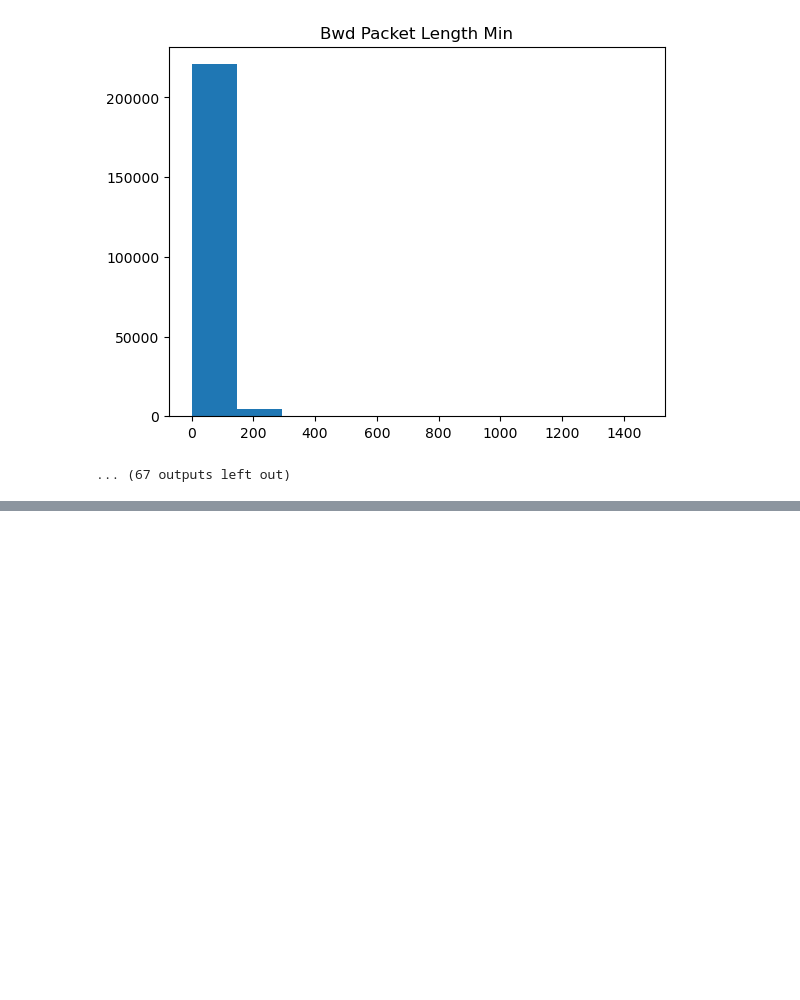
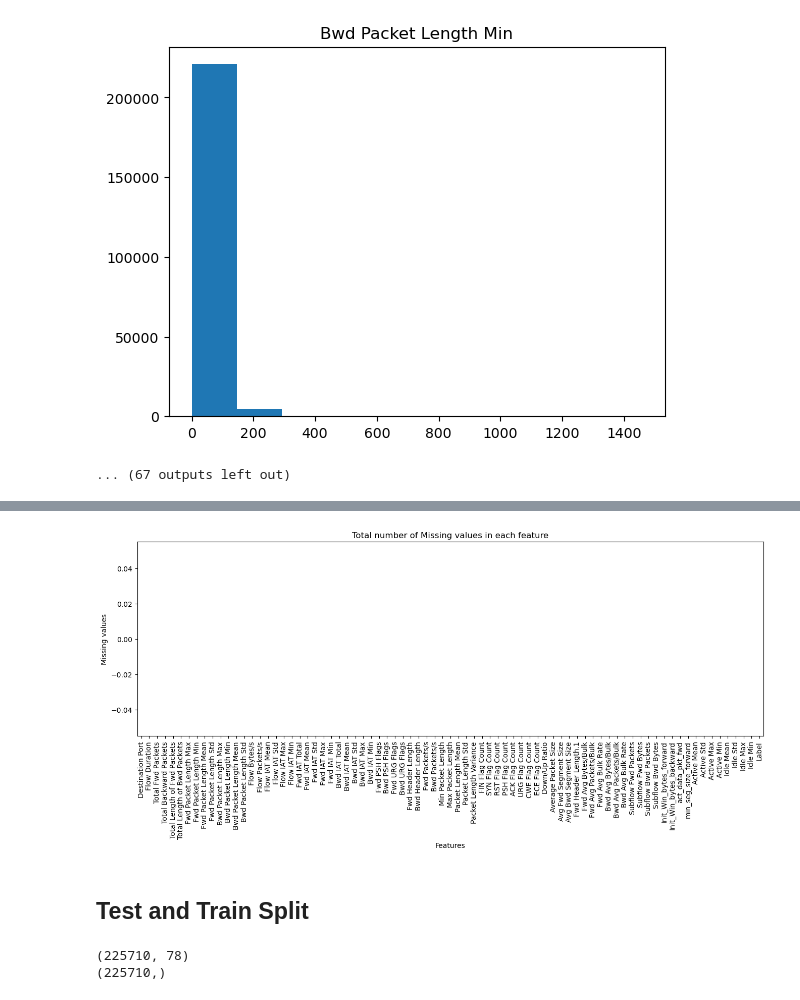
Before and after one commit to ahmed-arifgala/DDoS_Mitigation, a Jupyter notebook: DDoS_Mitigation.ipynb, the cells around one changed output, grey strips where cells are left out. Saved outputs shown, nothing was run; the diff lists cells and outputs as text; code cells hidden in the pictures; blank space fills up the shorter version.

```diff
--- a/DDoS_Mitigation.ipynb
+++ b/DDoS_Mitigation.ipynb
@@ -235,0 +240,6 @@ for col in data.columns:
+# %%
+plotMissingValues(data)
+# %% [output]
+[figure, added]
+# %% [markdown]
+## Test and Train Split
@@ -235,0 +249,6 @@ for col in data.columns:
+# %%
+print(X.shape)
+print(y.shape)
+# %% [output]
+(225710, 78)
+(225710,)
```
Also changed, not shown: parts of 13 cells of this notebook.
